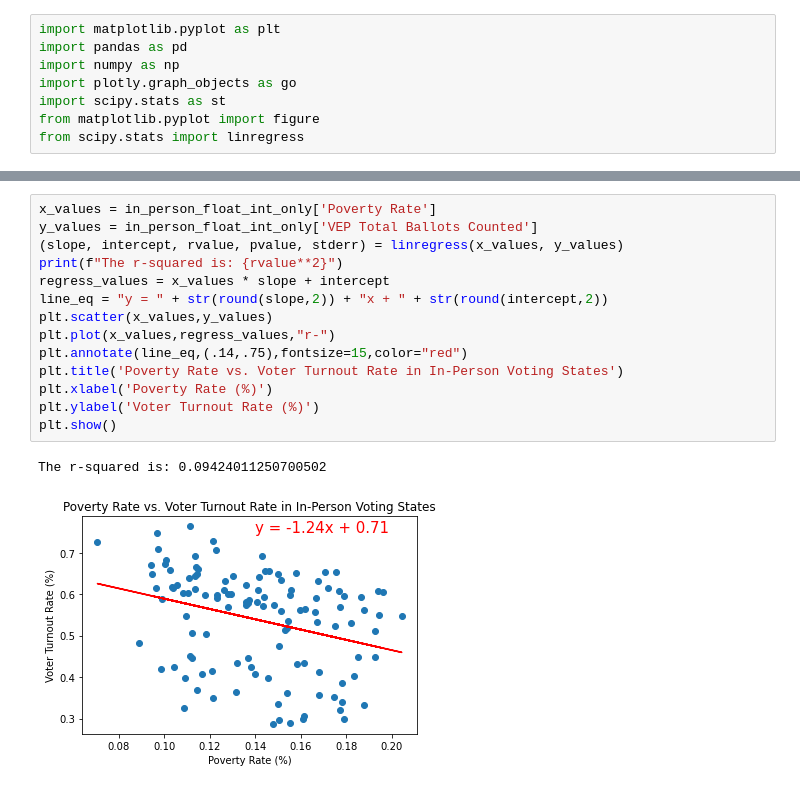
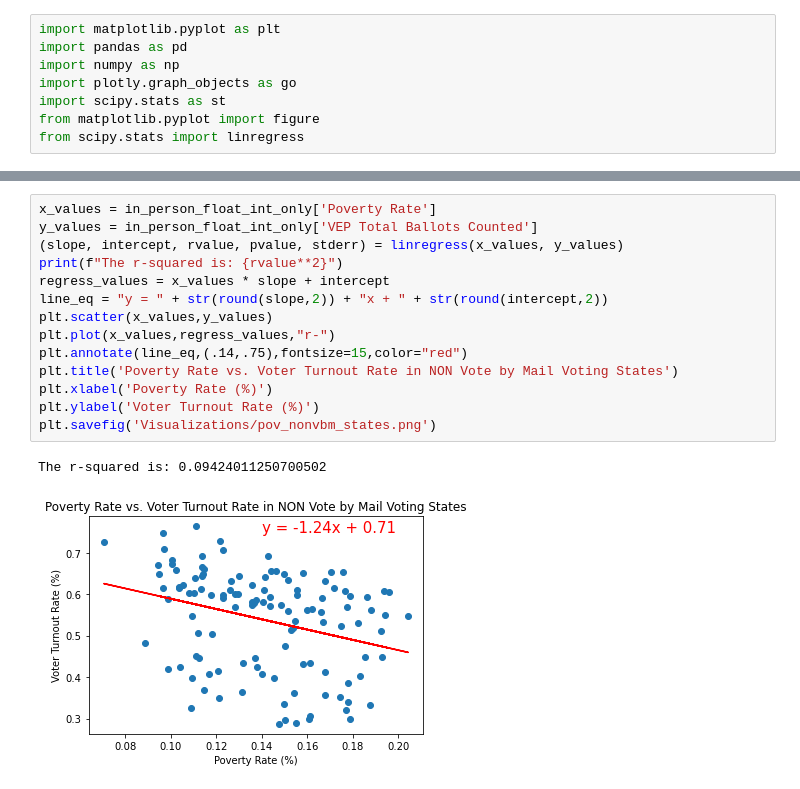
Before and after one commit to MrATX/UofO_BC_Group11, a Jupyter notebook: Untitled.ipynb, the cells around one changed output, grey strips where cells are left out. Drawn from its saved outputs; the diff is of its cells as text.

```diff
--- a/Untitled.ipynb
+++ b/Untitled.ipynb
@@ -476,20 +613,20 @@ The r-squared is: 0.06589632119337634
 # %%
 x_values = in_person_float_int_only['Poverty Rate']
 y_values = in_person_float_int_only['VEP Total Ballots Counted']
 (slope, intercept, rvalue, pvalue, stderr) = linregress(x_values, y_values)
 print(f"The r-squared is: {rvalue**2}")
 regress_values = x_values * slope + intercept
 line_eq = "y = " + str(round(slope,2)) + "x + " + str(round(intercept,2))
 plt.scatter(x_values,y_values)
 plt.plot(x_values,regress_values,"r-")
 plt.annotate(line_eq,(.14,.75),fontsize=15,color="red")
-plt.title('Poverty Rate vs. Voter Turnout Rate in In-Person Voting States')
+plt.title('Poverty Rate vs. Voter Turnout Rate in NON Vote by Mail Voting States')
 plt.xlabel('Poverty Rate (%)')
 plt.ylabel('Voter Turnout Rate (%)')
-plt.show()
+plt.savefig('Visualizations/pov_nonvbm_states.png')
 # %% [output]
 The r-squared is: 0.09424011250700502
-[figure, old version]
+[figure, new version]
 # %%
 x_values = mail_in_float_int_only['Poverty Rate']
 y_values = mail_in_float_int_only['VEP Total Ballots Counted']
```
Also changed, not shown: parts of 19 cells of this notebook, 20 other files.
